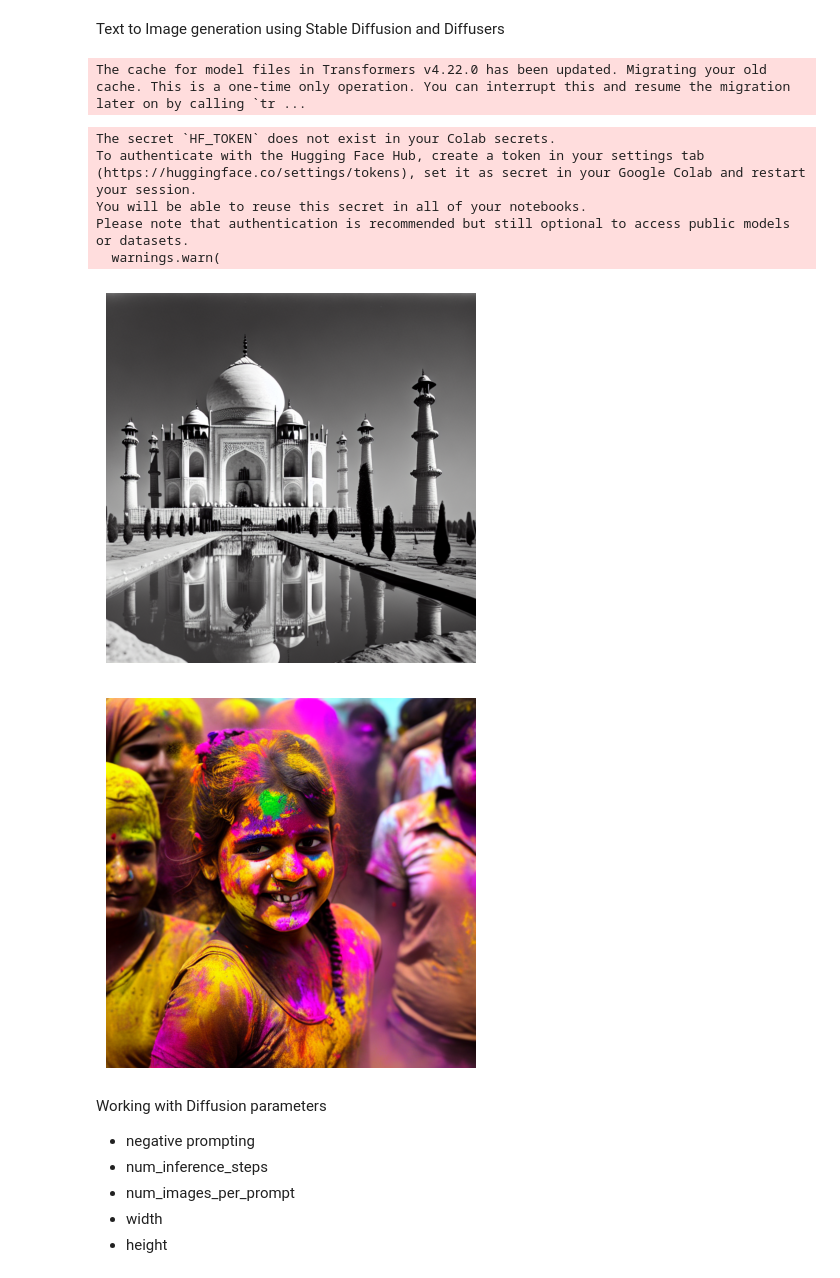
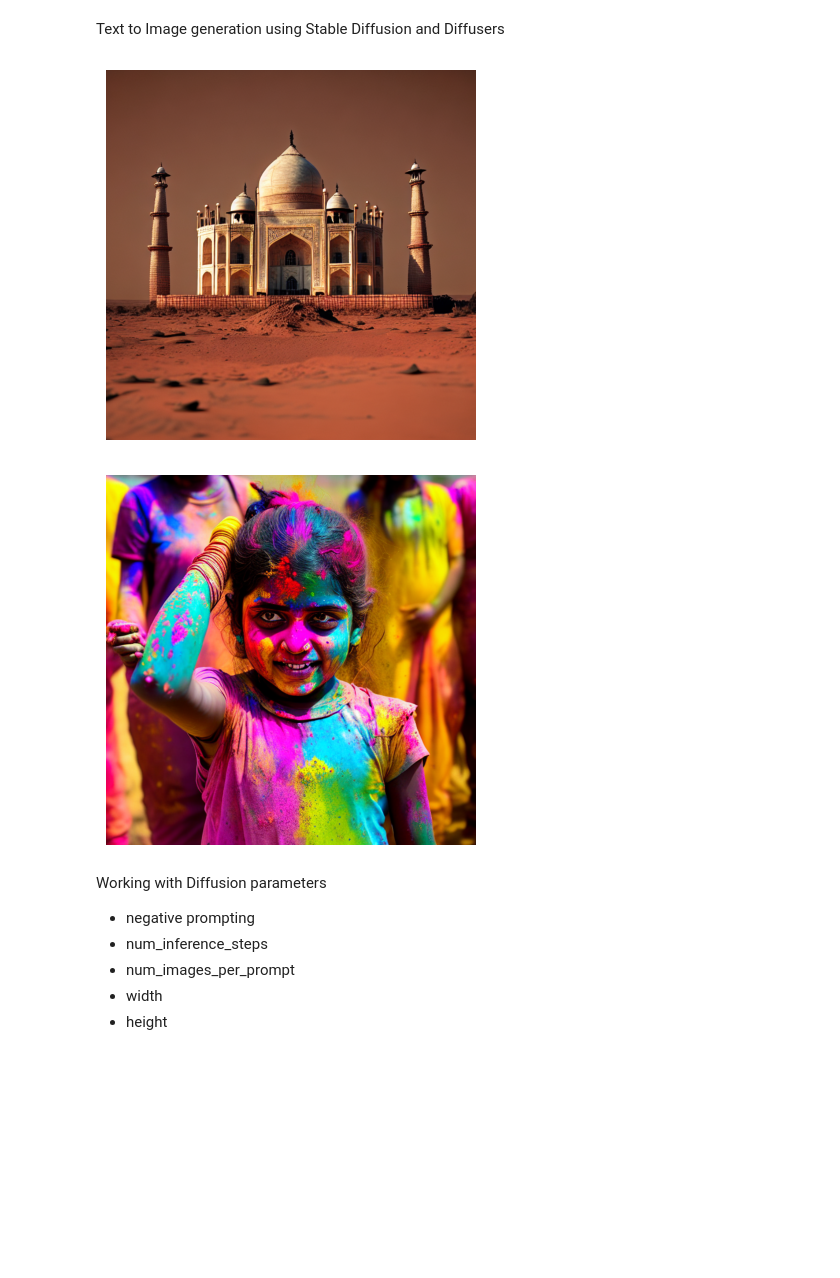
Before and after one commit to rexian/ML, a Jupyter notebook: text2image.ipynb, the cells around one changed output. Saved outputs shown, nothing was run; the diff lists cells and outputs as text; code cells hidden in the pictures; blank space fills up the shorter version.

```diff
--- a/text2image.ipynb
+++ b/text2image.ipynb
@@ -25,38 +25,31 @@ Text to Image generation using Stable Diffusion and Diffusers
 # %%
 from diffusers import StableDiffusionPipeline
 import matplotlib.pyplot as plt
 import torch
 
 model_id1 = "dreamlike-art/dreamlike-diffusion-1.0"
 model_id2 = "stabilityai/stable-diffusion-2-1"
 model_id = model_id2
 
 pipe = StableDiffusionPipeline.from_pretrained(model_id1, torch_dtype=torch.float16)
 pipe = pipe.to("cuda")
 
-#prompt = "a photograph of an astronaut riding a horse"
-prompt = "a photograph of Tajmahal on Moon"
+prompt = "a photograph of Tajmahal on Mars"
 image = pipe(prompt).images[0]
 plt.imshow(image)
 plt.axis("off")
 plt.show()
 
 #image.save("astronaut_rides_horse.png")
 
 prompt = "a photograph of a girl playing holi"
 image = pipe(prompt).images[0]
 plt.imshow(image)
 plt.axis("off")
 plt.show()
 # %% [output]
-The cache for model files in Transformers v4.22.0 has been updated. Migrating your old cache. This is a one-time only operation. You can interrupt this and resume the migration later on by calling `tr ...
-The secret `HF_TOKEN` does not exist in your Colab secrets.
-To authenticate with the Hugging Face Hub, create a token in your settings tab (https://huggingface.co/settings/tokens), set it as secret in your Google Colab and restart your session.
-You will be able to reuse this secret in all of your notebooks.
-Please note that authentication is recommended but still optional to access public models or datasets.
-  warnings.warn(
-[figure, old version]
+[figure, new version]
-[figure, old version]
+[figure, new version]
 # %% [markdown]
 Working with Diffusion parameters
 
```
